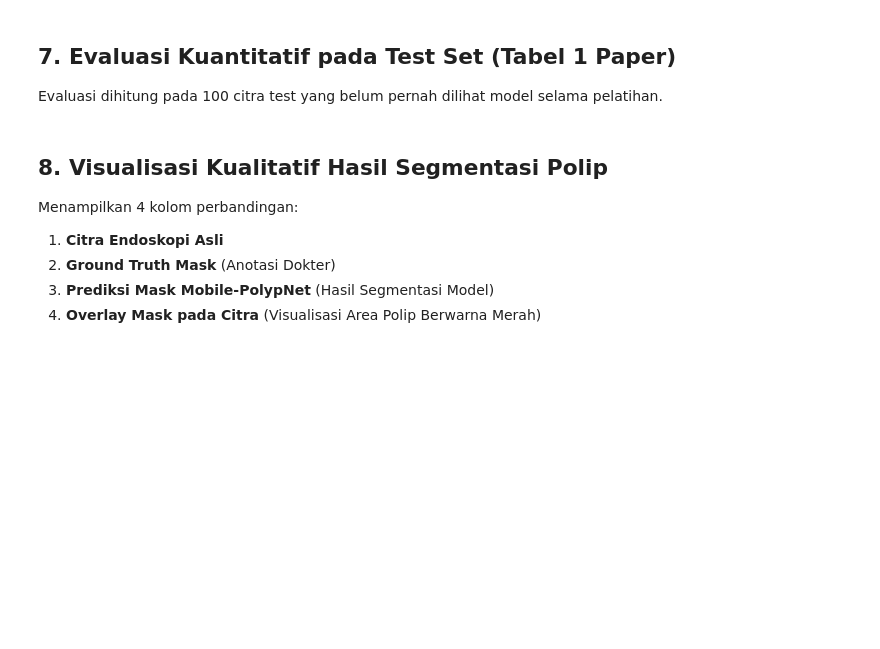
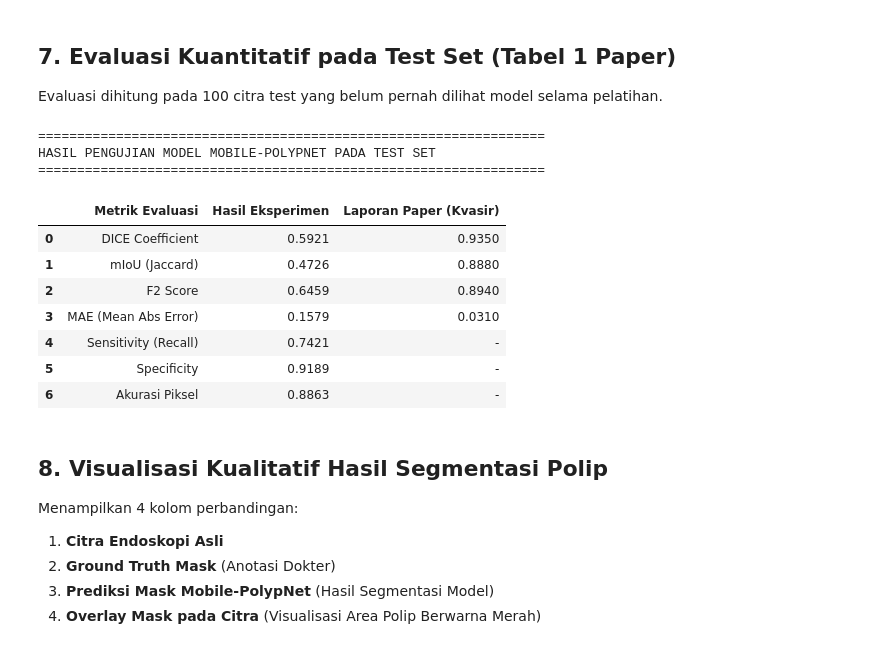
Before and after one commit to Tulsoppp/TA_PCD, a Jupyter notebook: Mobile_PolypNet_Experiment.ipynb, the cells around one changed output. Drawn from its saved outputs; the diff is of its cells as text; code cells hidden in the pictures; blank space fills up the shorter version.

```diff
--- a/Mobile_PolypNet_Experiment.ipynb
+++ b/Mobile_PolypNet_Experiment.ipynb
@@ -265,7 +280,7 @@ plt.show()
 Evaluasi dihitung pada 100 citra test yang belum pernah dilihat model selama pelatihan.
 # %%
 # Muat bobot model terbaik
-checkpoint = torch.load(best_model_path, map_location=device)
+checkpoint = torch.load(best_model_path, map_location=device, weights_only=False)
 model.load_state_dict(checkpoint['model_state_dict'])
 model.eval()
 
@@ -273,33 +288,45 @@ test_metrics = {'dice': [], 'iou': [], 'f2': [], 'mae': [], 'sensitivity': [], '
 
 with torch.no_grad():
     for imgs, msks, _ in test_loader:
         imgs, msks = imgs.to(device), msks.to(device)
         probs = torch.sigmoid(model(imgs))
         for i in range(imgs.size(0)):
             m = calculate_metrics(probs[i, 0], msks[i, 0])
             for k in test_metrics:
                 test_metrics[k].append(m[k])
 
 results_summary = {k: np.mean(v) for k, v in test_metrics.items()}
 
 df_results = pd.DataFrame({
     "Metrik Evaluasi": ["DICE Coefficient", "mIoU (Jaccard)", "F2 Score", "MAE (Mean Abs Error)", "Sensitivity (Recall)", "Specificity", "Akurasi Piksel"],
     "Hasil Eksperimen": [
         f"{results_summary['dice']:.4f}",
         f"{results_summary['iou']:.4f}",
         f"{results_summary['f2']:.4f}",
         f"{results_summary['mae']:.4f}",
         f"{results_summary['sensitivity']:.4f}",
         f"{results_summary['specificity']:.4f}",
         f"{results_summary['accuracy']:.4f}"
     ],
     "Laporan Paper (Kvasir)": ["0.9350", "0.8880", "0.8940", "0.0310", "-", "-", "-"]
 })
 
 print("=" * 65)
 print("HASIL PENGUJIAN MODEL MOBILE-POLYPNET PADA TEST SET")
 print("=" * 65)
 display(df_results)
+# %% [output]
+=================================================================
+HASIL PENGUJIAN MODEL MOBILE-POLYPNET PADA TEST SET
+=================================================================
+|  | Metrik Evaluasi | Hasil Eksperimen | Laporan Paper (Kvasir) |
+| 0 | DICE Coefficient | 0.5921 | 0.9350 |
+| 1 | mIoU (Jaccard) | 0.4726 | 0.8880 |
+| 2 | F2 Score | 0.6459 | 0.8940 |
+| 3 | MAE (Mean Abs Error) | 0.1579 | 0.0310 |
+| 4 | Sensitivity (Recall) | 0.7421 | - |
+| 5 | Specificity | 0.9189 | - |
+| 6 | Akurasi Piksel | 0.8863 | - |
 # %% [markdown]
 ## 8. Visualisasi Kualitatif Hasil Segmentasi Polip
 Menampilkan 4 kolom perbandingan:
```
Also changed, not shown: parts of 4 cells of this notebook, 1 other file.
